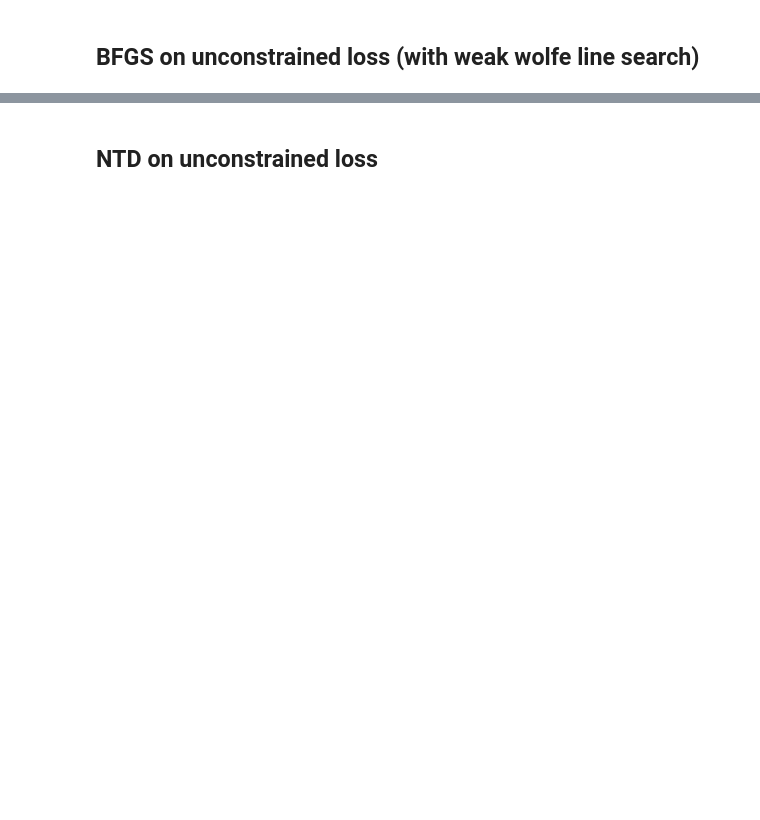
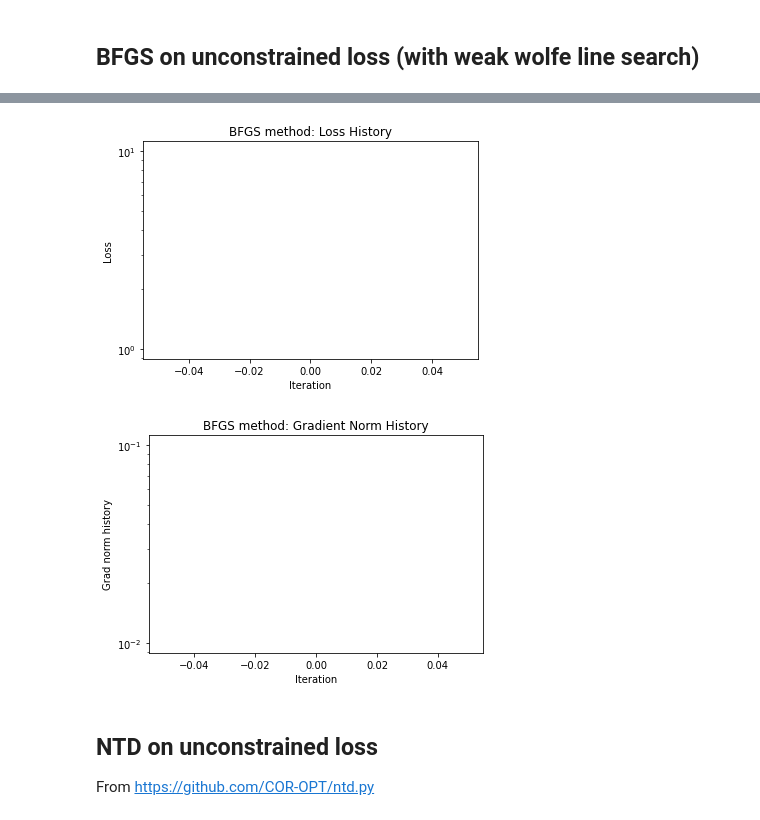
Before and after one commit to damek/alpha_evolve_problem_B1, a Jupyter notebook: problemb1.ipynb, the cells around one changed output, grey strips where cells are left out. Saved outputs shown, nothing was run; the diff lists cells and outputs as text; code cells hidden in the pictures; blank space fills up the shorter version.

```diff
--- a/problemb1.ipynb
+++ b/problemb1.ipynb
@@ -263,7 +309,7 @@ if 'history_bfgs_unconstrained_random' not in locals():
 else:
     h_params_bfgs_unconstrained.data = history_bfgs_unconstrained_random['best_h_params'].data.clone()
 
-max_iter = 2000
+max_iter = 1
 bfgs_params = {}
 bfgs_params['lr'] = 1
 bfgs_params['history_size'] = 2000
@@ -289,3 +335,4 @@ plt.xlabel("Iteration")
 plt.ylabel("Grad norm history")
 plt.title("BFGS method: Gradient Norm History")
 plt.show()
+# %% [output]
@@ -292,5 +341,9 @@ plt.show()
+[figure, added]
+[figure, added]
 # %% [markdown]
 ## NTD on unconstrained loss
+
+From https://github.com/COR-OPT/ntd.py
 # %%
 P_val = 600
 h_params_ntd_unconstrained = torch.rand(P_val, dtype=torch.float64)
```
Also changed, not shown: parts of 11 cells of this notebook, 1 other file.
